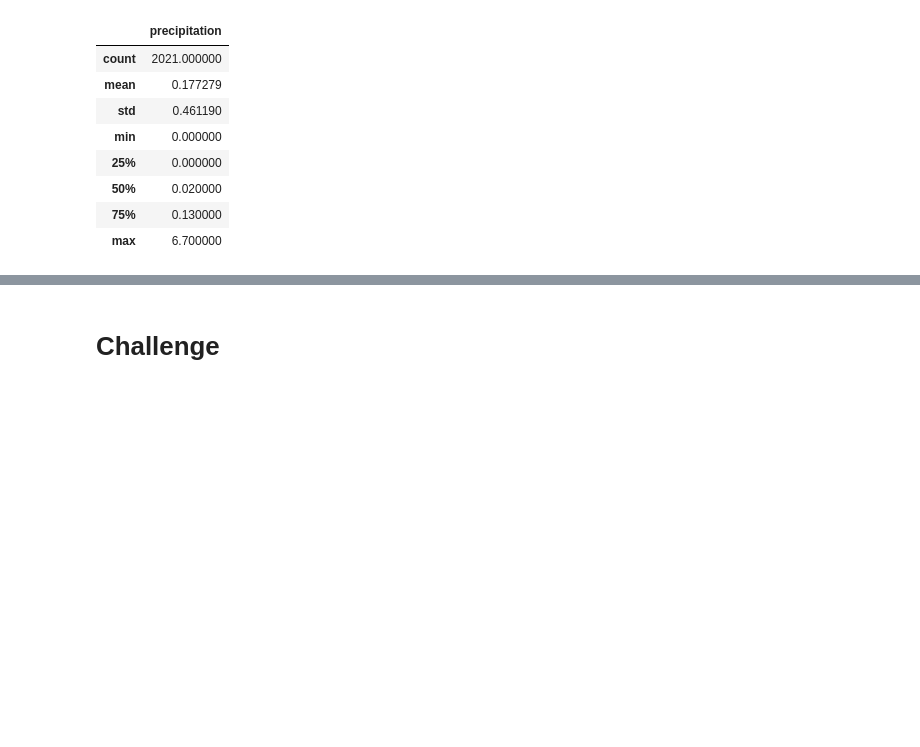
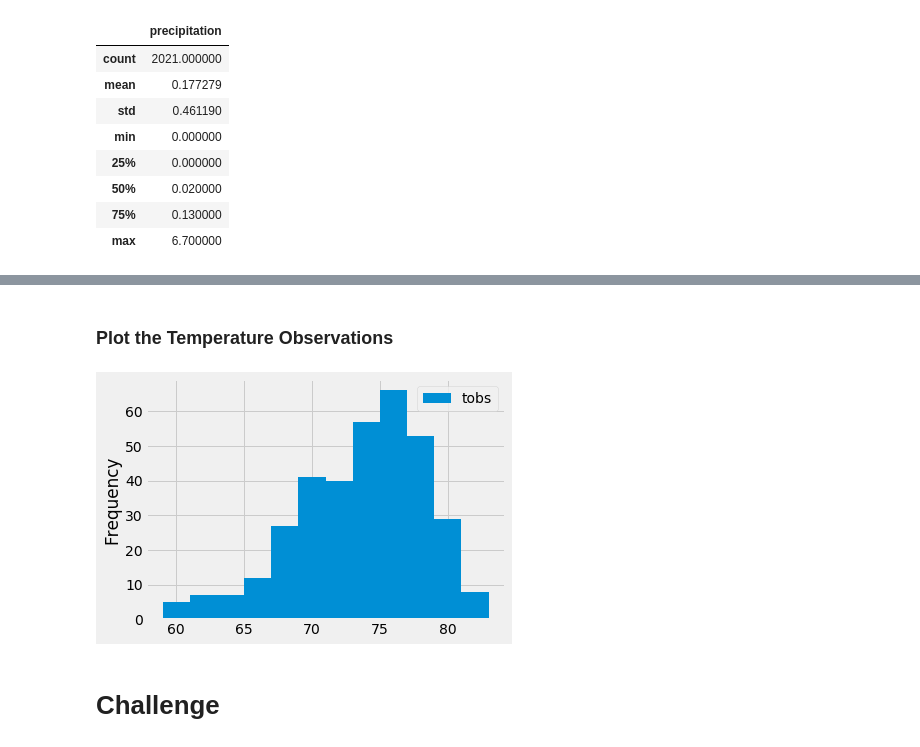
Before and after one commit to scottja312/surfs_up, a Jupyter notebook: Data/climate_analysis.ipynb, the cells around one changed output, grey strips where cells are left out. Cells and saved outputs as stored; diff of their text form; code cells hidden in the pictures; blank space fills up the shorter version.

Commit message:
updated temperature observations from station - both precipitation and station analysis complete.

```diff
--- a/Data/climate_analysis.ipynb
+++ b/Data/climate_analysis.ipynb
@@ -164,0 +225,21 @@ df.describe()
+# %%
+# Choose the station with the highest number of temperature observations.
+# Note: station is same as the one for precipitation recordings
+# station ID: USC00519281
+
+
+# 1. Query the last 12 months of temperature observation data for this station.
+# session.query(Measurement.tobs)
+
+# 1a. Filter out all the stations except USC00519281.
+# results = session.query(Measurement.tobs).\
+# filter(Measurement.station == 'USC00519281')
+
+# 1b. Filter data to consider only the most recent year, then add
+# .all() function to save our results as a list.
+# Print results to check data.
+
+results = session.query(Measurement.tobs).\
+filter(Measurement.station == 'USC00519281').\
+filter(Measurement.date >= prev_year).all()
+print(results)
@@ -164,0 +250,7 @@ df.describe()
+# %%
+# 1. Put data into a DataFrame for easier reading.
+df = pd.DataFrame(results, columns=['tobs'])
+#print(df)
+
+# 2. Print with removed index column.
+print(df.to_string(index=False))
@@ -164,0 +275,20 @@ df.describe()
+# %% [markdown]
+### Plot the Temperature Observations
+# %%
+# 2. Plot the results as a histogram.
+# Note: a histogram is a graph made up of a range of data that
+# is separated into different bins. When creating a histogram
+# you need to determine how many bins are needed (ideal is 5-20 bins).
+# A "good fit" of the histogram represents the data well and highlights
+# areas where there is a lot of dat and areas where there isn't a
+# lot of data.
+
+# 2a. Divide temperature observations into 12 different bins.
+df.plot.hist(bins=12)
+plt.tight_layout()
+
+# Note: from the plot, we notice that the majority of observed
+# temperatures are over 67 degrees. To the right. counting the
+# bins, there is about 325 days where the temp was over 67 degrees.
+# %% [output]
+[figure, added]
```
Also changed, not shown: parts of 16 cells of this notebook.
